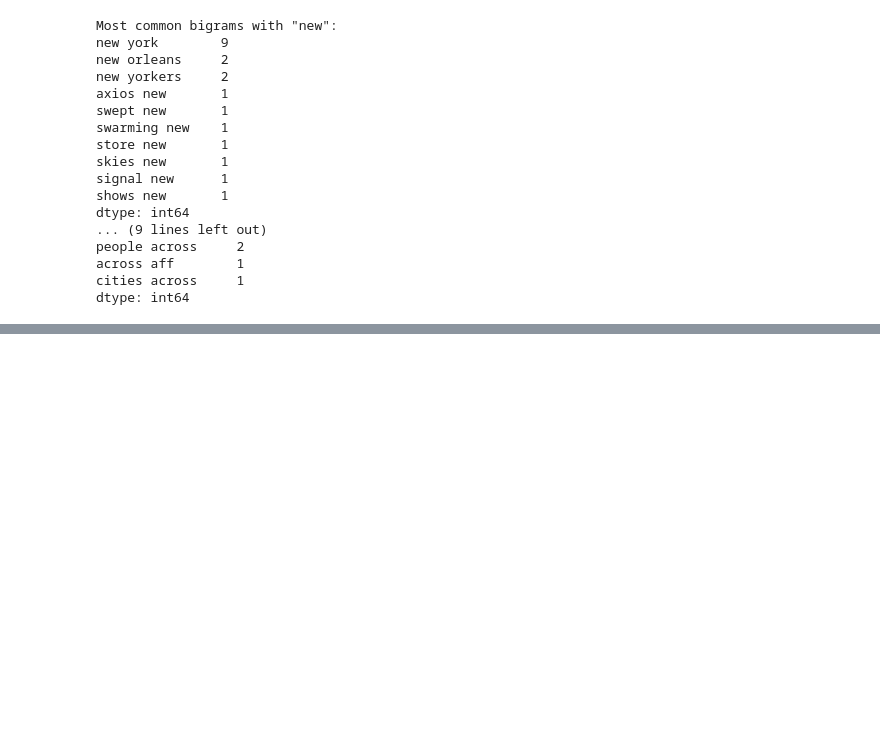
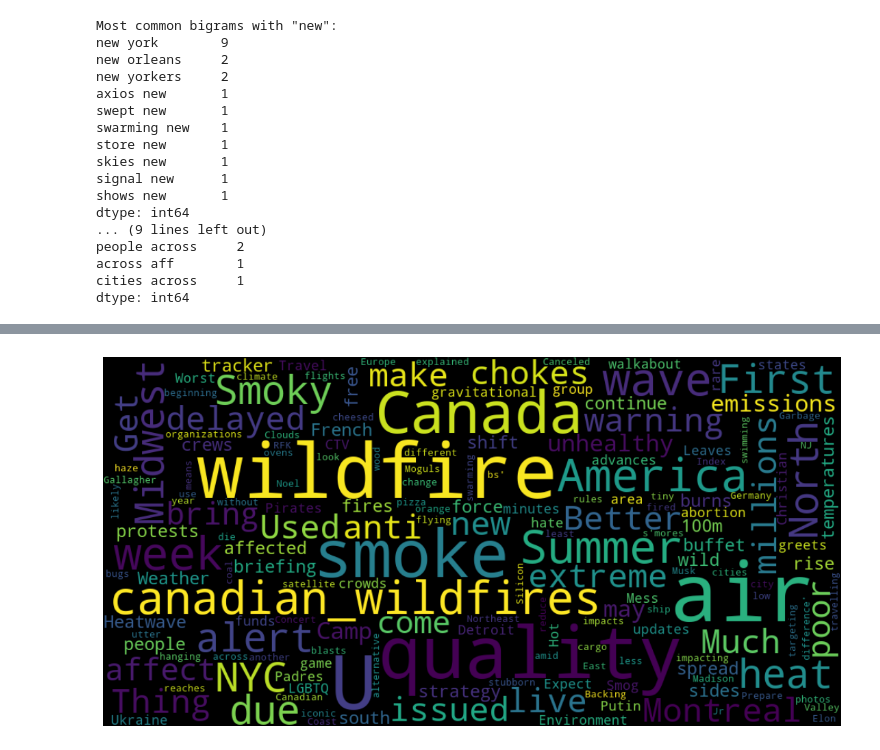
Before and after one commit to ninae555/dssd_blogpost_2, a Jupyter notebook: canadian_wildfires-1.ipynb, the cells around one changed output, grey strips where cells are left out. Cells and saved outputs as stored; diff of their text form; code cells hidden in the pictures; blank space fills up the shorter version.

```diff
--- a/canadian_wildfires-1.ipynb
+++ b/canadian_wildfires-1.ipynb
@@ -355,3 +367,26 @@ fig.update_layout(title='Number of articles per day',
 
 # Show the plot
 fig.show()
+# %%
+# Identify the day with the highest number of articles
+peak_days = daily_counts.nlargest(3).index
+print(peak_days)
+
+# Convert 'publishedAt' to datetime if not already
+df['publishedAt'] = pd.to_datetime(df['publishedAt'])
+
+# Create a 'date' column from 'publishedAt'
+df['date'] = df['publishedAt'].dt.date
+
+# Calculate the number of articles published each day
+daily_counts = df.groupby('date').size()
+
+# Identify the days with the highest number of articles
+peak_days = daily_counts.nlargest(3)
+
+# Filter the DataFrame to include only articles from peak days
+peak_articles = df[df['date'].isin(peak_days.index)]
+
+# Print the titles of the articles from the peak days
+for i, title in enumerate(peak_articles['title'], 1):
+    print(f'Article {i}: {title}')
@@ -358,3 +411,21 @@ fig.show()
+# %%
+from wordcloud import WordCloud
+import matplotlib.pyplot as plt
+
+# Join the titles from the peak days into a single string
+text = ' '.join(peak_articles['title'])
+
+# Create a word cloud
+wordcloud = WordCloud(width = 1000, height = 500, random_state=21, max_font_size=110,
+                      collocations=False, stopwords=stop_words).generate(text)
+
+# Plot the word cloud
+plt.figure(figsize=(15, 7))
+plt.imshow(wordcloud, interpolation="bilinear")
+plt.axis('off')
+plt.show()
+# %% [output]
+[figure, added]
 # %%
 #!pip install seaborn
 import seaborn as sns
```
Also changed, not shown: parts of 4 cells of this notebook.
